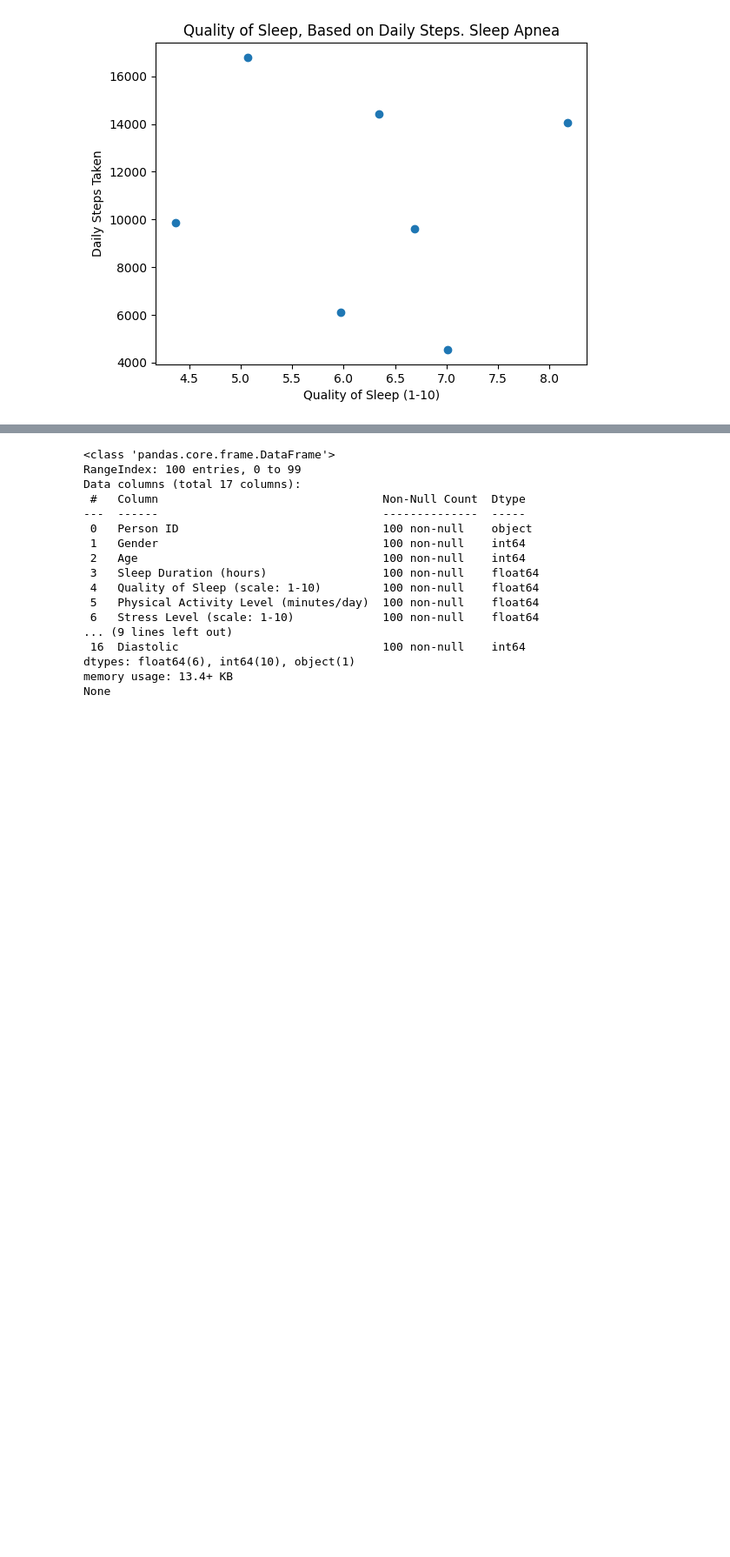
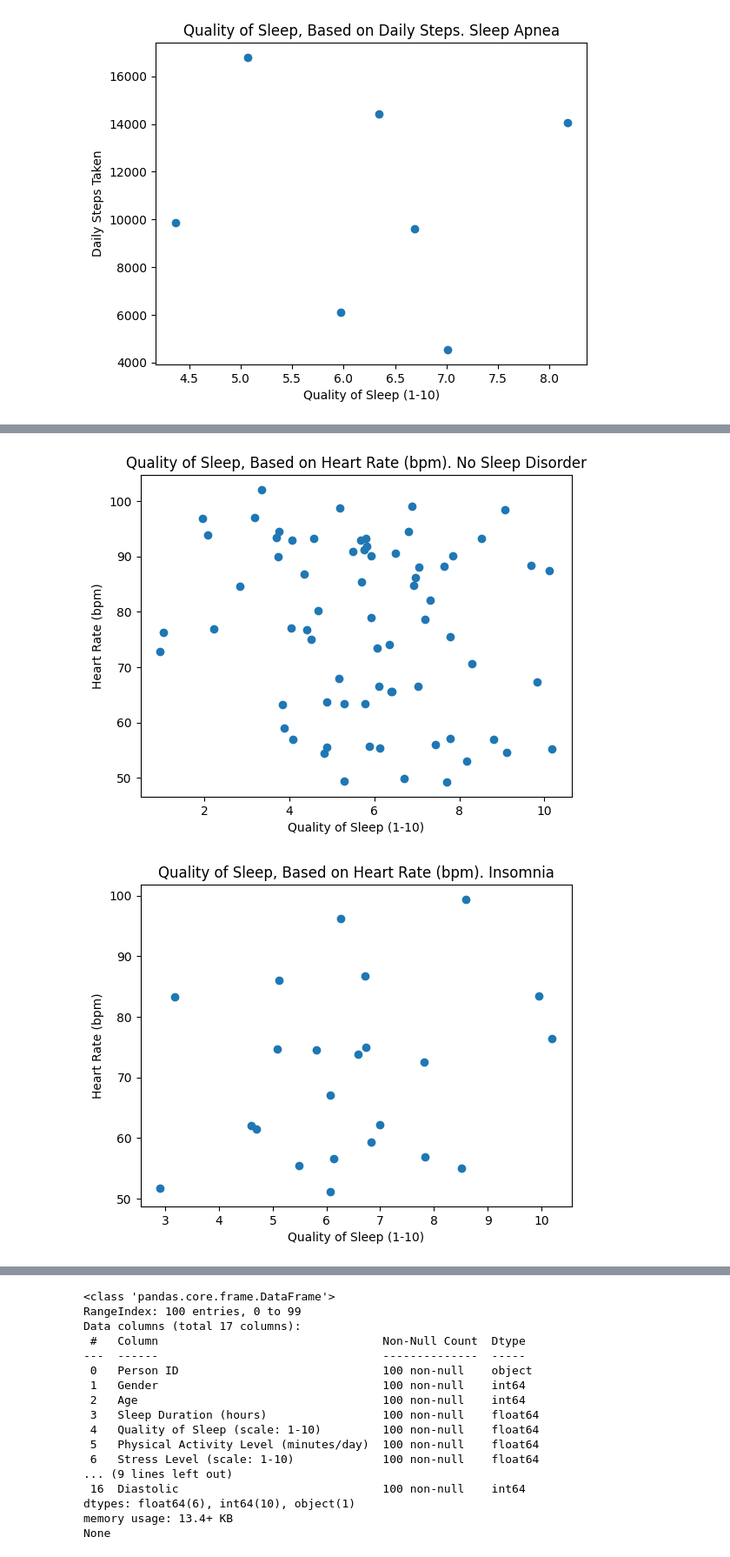
Before and after one commit to MikeyMorg/SemProjectTheSecond, a Jupyter notebook: src/SemProj.ipynb, the cells around one changed output, grey strips where cells are left out. Shown at 87% size. Cells and saved outputs as stored; diff of their text form; code cells hidden in the pictures; blank space fills up the shorter version.

```diff
--- a/src/SemProj.ipynb
+++ b/src/SemProj.ipynb
@@ -402,0 +463,29 @@ plt.show()
+# %%
+plt.figure()
+plt.title("Quality of Sleep, Based on Heart Rate (bpm). No Sleep Disorder")
+plt.scatter(no_dis['Quality of Sleep (scale: 1-10)'], no_dis['Heart Rate (bpm)'])
+plt.xlabel("Quality of Sleep (1-10)")
+plt.ylabel("Heart Rate (bpm)")
+plt.show()
+
+plt.figure()
+plt.title("Quality of Sleep, Based on Heart Rate (bpm). Insomnia")
+plt.scatter(insomnia['Quality of Sleep (scale: 1-10)'], insomnia['Heart Rate (bpm)'])
+plt.xlabel("Quality of Sleep (1-10)")
+plt.ylabel("Heart Rate (bpm)")
+plt.show()
+
+plt.figure()
+plt.title("Quality of Sleep, Based on Heart Rate (bpm). Sleep Apnea")
+plt.scatter(apnea['Quality of Sleep (scale: 1-10)'], apnea['Heart Rate (bpm)'])
+plt.xlabel("Quality of Sleep (1-10)")
+plt.ylabel("Heart Rate (bpm)")
+plt.show()
+
+#The graph of individuals with no sleep disorder shows a slight negative trend as sleep quality increases heart rate seems to decrease slightly. the correalation is weak and theres overlap.
+#The graph of individuals with insomia is more scattered. Ome observations of the graph show even with good sleep some people still have elevated heart rate.
+#small sample size limits the observations we can make and theres no discernible pattern.
+#
+# %% [output]
+[figure, added]
+[figure, added]
```
Also changed, not shown: parts of 5 cells of this notebook.
